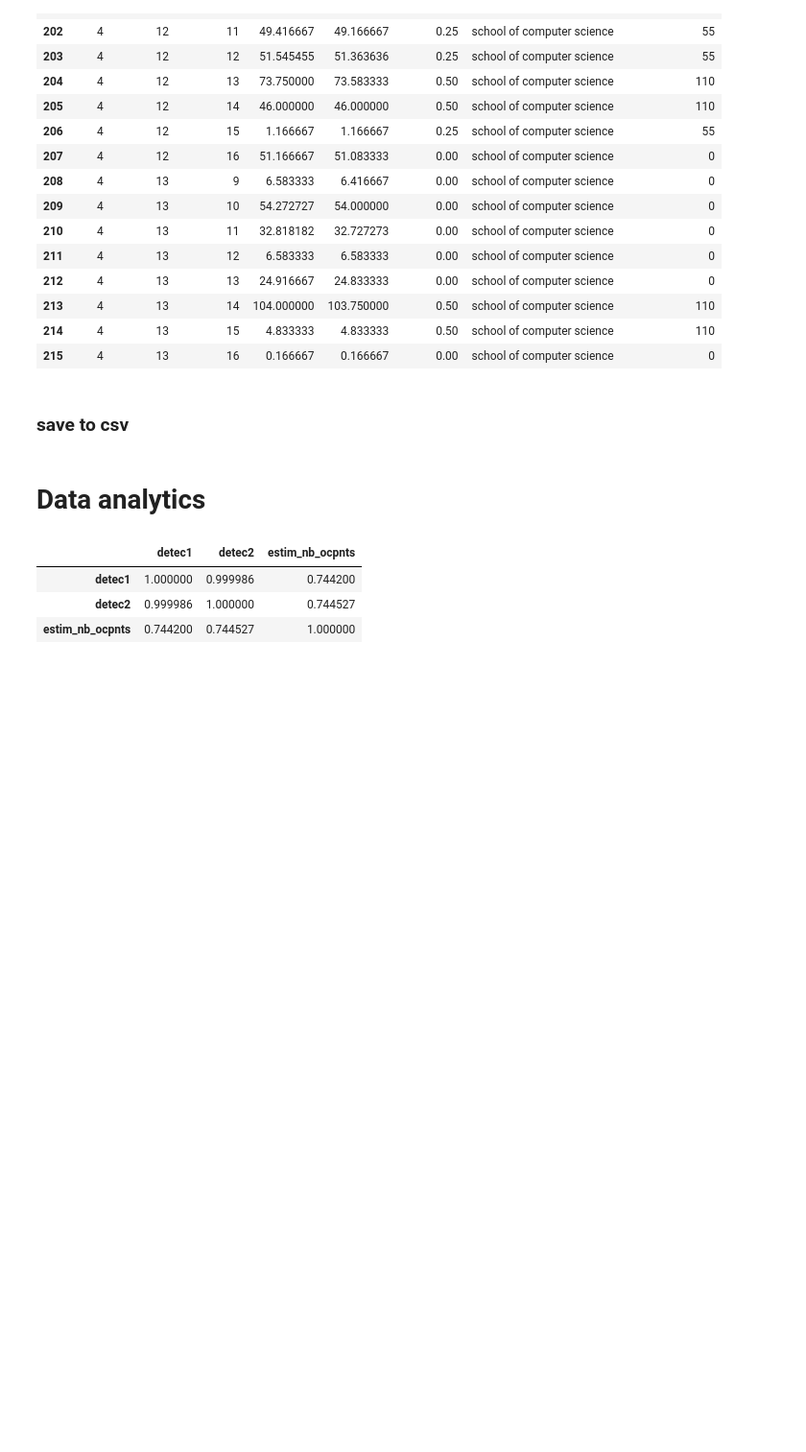
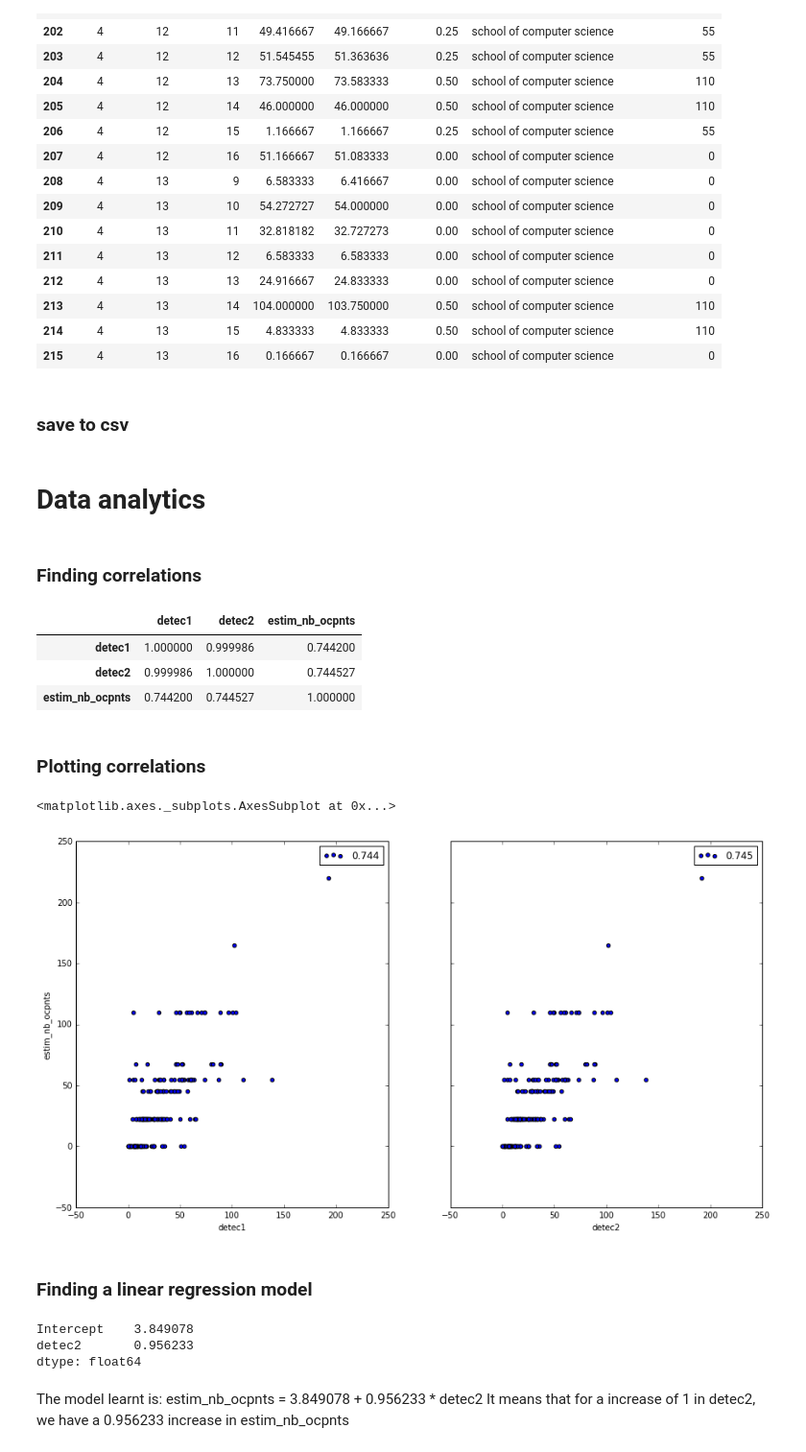
Before and after one commit to PaulineLc/OpenDoorData, a Jupyter notebook: application/data_analytics_ipynb/Data analytics notebook.ipynb, the cells around one changed output. Shown at 96% size. Drawn from its saved outputs; the diff is of its cells as text; code cells hidden in the pictures; blank space fills up the shorter version.

Commit message:
First linear regression

```diff
--- a/application/data_analytics_ipynb/Data analytics notebook.ipynb
+++ b/application/data_analytics_ipynb/Data analytics notebook.ipynb
@@ -305,6 +305,8 @@ df.tail(15)
 df.to_csv('wifi_logs_occupancy_survey_merged_df.csv')
 # %% [markdown]
 # Data analytics
+# %% [markdown]
+### Finding correlations
 # %%
 import matplotlib.pyplot as plt
 # %%
@@ -316,3 +318,18 @@ df[['detec1', 'detec2', 'estim_nb_ocpnts']].corr()
 | detec1 | 1.000000 | 0.999986 | 0.744200 |
 | detec2 | 0.999986 | 1.000000 | 0.744527 |
 | estim_nb_ocpnts | 0.744200 | 0.744527 | 1.000000 |
+# %% [markdown]
+### Plotting correlations
+# %%
+%matplotlib inline
+
+fig, axs = plt.subplots(1, 2, sharey=True)
+df.plot(kind='scatter', x='detec1', y='estim_nb_ocpnts', label='%.3f'
+        % df[['detec1', 'estim_nb_ocpnts']].corr().as_matrix()[0,1], ax=axs[0], figsize=(15, 8))
+df.plot(kind='scatter', x='detec2', y='estim_nb_ocpnts', label='%.3f'
+        % df[['detec2', 'estim_nb_ocpnts']].corr().as_matrix()[0,1], ax=axs[1])
+# %% [output]
+<matplotlib.axes._subplots.AxesSubplot at 0x...>
+[figure, added]
+# %% [markdown]
+### Finding a linear regression model
@@ -318,0 +340,9 @@ df[['detec1', 'detec2', 'estim_nb_ocpnts']].corr()
+# %%
+print(lm.params)
+# %% [output]
+Intercept    3.849078
+detec2       0.956233
+dtype: float64
+# %% [markdown]
+The model learnt is: estim_nb_ocpnts = 3.849078 + 0.956233 * detec2
+It means that for a increase of 1 in detec2, we have a 0.956233 increase in estim_nb_ocpnts
```
Also changed, not shown: parts of 15 cells of this notebook.
